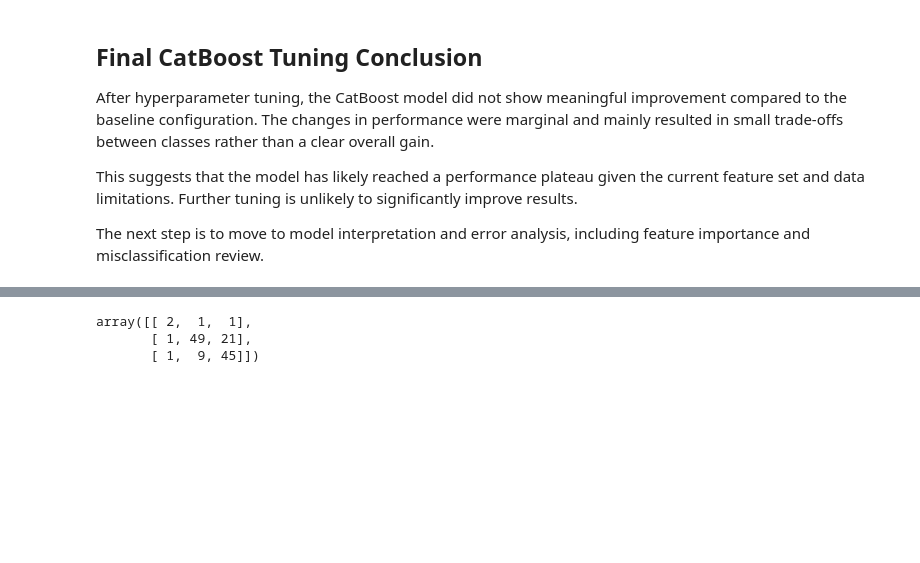
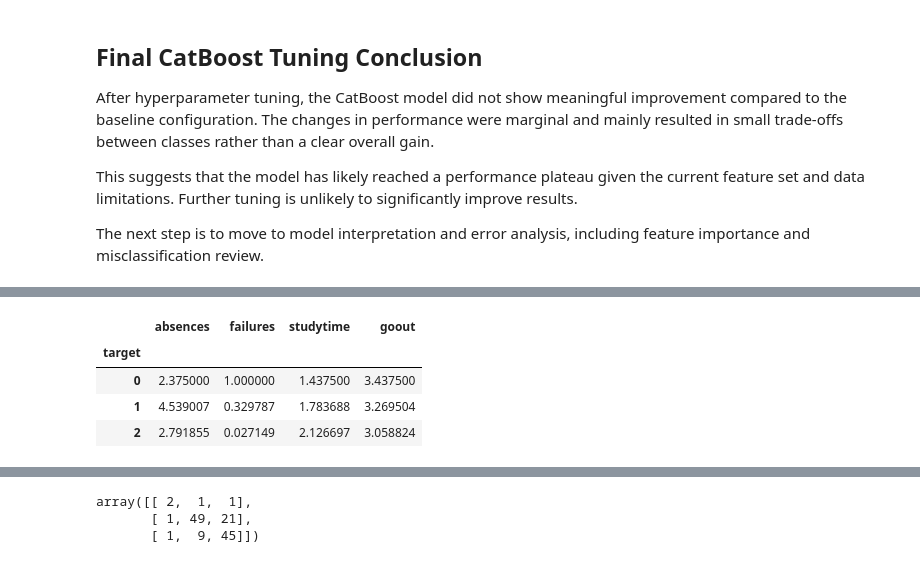
Before and after one commit to Car1LL/Student-Performance-Prediction, a Jupyter notebook: notebooks/02_Modeling.ipynb, the cells around one changed output, grey strips where cells are left out. Saved outputs shown, nothing was run; the diff lists cells and outputs as text; code cells hidden in the pictures; blank space fills up the shorter version.

```diff
--- a/notebooks/02_Modeling.ipynb
+++ b/notebooks/02_Modeling.ipynb
@@ -757,0 +832,11 @@ The next step is to move to model interpretation and error analysis, including f
+# %%
+df = X_train.copy()
+df["target"] = y_train
+
+df.groupby("target")[["absences", "failures", "studytime", "goout"]].mean()
+# %% [output]
+|  | absences | failures | studytime | goout |
+| target |  |  |  |  |
+| 0 | 2.375000 | 1.000000 | 1.437500 | 3.437500 |
+| 1 | 4.539007 | 0.329787 | 1.783688 | 3.269504 |
+| 2 | 2.791855 | 0.027149 | 2.126697 | 3.058824 |
```
Also changed, not shown: parts of 8 cells of this notebook.
